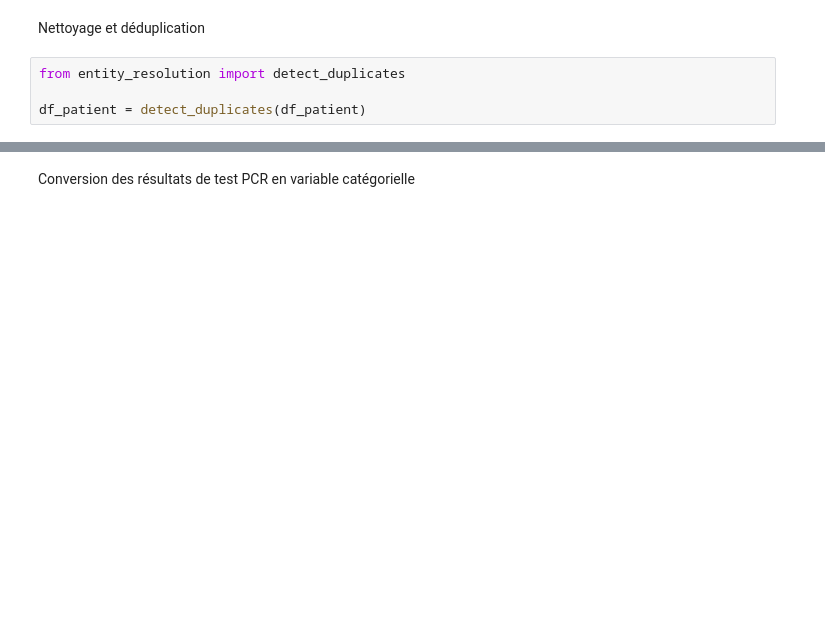
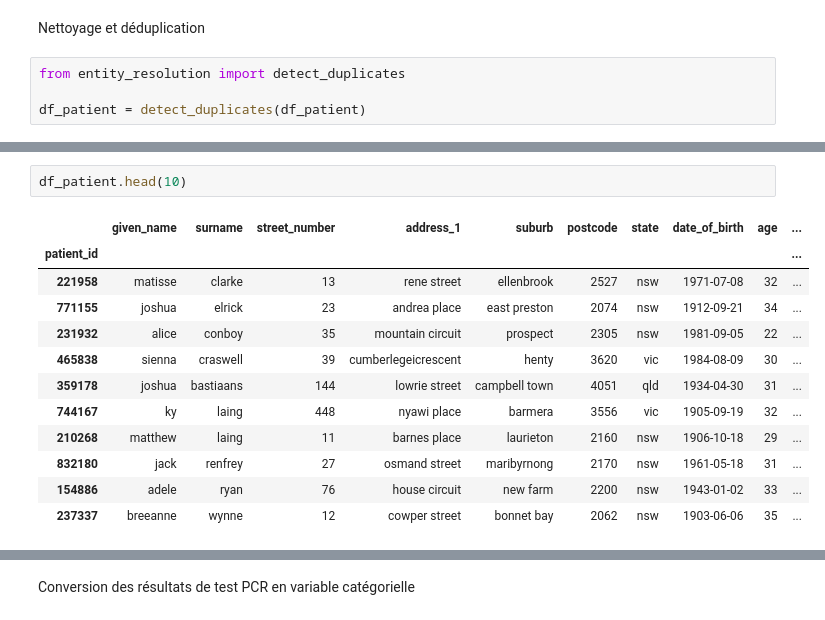
Before and after one commit to ghisvail/inria-aphp-assignment, a Jupyter notebook: eda.ipynb, the cells around one changed output, grey strips where cells are left out. Drawn from its saved outputs; the diff is of its cells as text; blank space fills up the shorter version.

```diff
--- a/eda.ipynb
+++ b/eda.ipynb
@@ -21,0 +18,15 @@ df_patient = detect_duplicates(df_patient)
+# %%
+df_patient.head(10)
+# %% [output]
+|  | given_name | surname | street_number | address_1 | suburb | postcode | state | date_of_birth | age | ... |
+| patient_id |  |  |  |  |  |  |  |  |  | ... |
+| 221958 | matisse | clarke | 13 | rene street | ellenbrook | 2527 | nsw | 1971-07-08 | 32 | ... |
+| 771155 | joshua | elrick | 23 | andrea place | east preston | 2074 | nsw | 1912-09-21 | 34 | ... |
+| 231932 | alice | conboy | 35 | mountain circuit | prospect | 2305 | nsw | 1981-09-05 | 22 | ... |
+| 465838 | sienna | craswell | 39 | cumberlegeicrescent | henty | 3620 | vic | 1984-08-09 | 30 | ... |
+| 359178 | joshua | bastiaans | 144 | lowrie street | campbell town | 4051 | qld | 1934-04-30 | 31 | ... |
+| 744167 | ky | laing | 448 | nyawi place | barmera | 3556 | vic | 1905-09-19 | 32 | ... |
+| 210268 | matthew | laing | 11 | barnes place | laurieton | 2160 | nsw | 1906-10-18 | 29 | ... |
+| 832180 | jack | renfrey | 27 | osmand street | maribyrnong | 2170 | nsw | 1961-05-18 | 31 | ... |
+| 154886 | adele | ryan | 76 | house circuit | new farm | 2200 | nsw | 1943-01-02 | 33 | ... |
+| 237337 | breeanne | wynne | 12 | cowper street | bonnet bay | 2062 | nsw | 1903-06-06 | 35 | ... |
```
Also changed, not shown: parts of 13 cells of this notebook, 1 other file.
